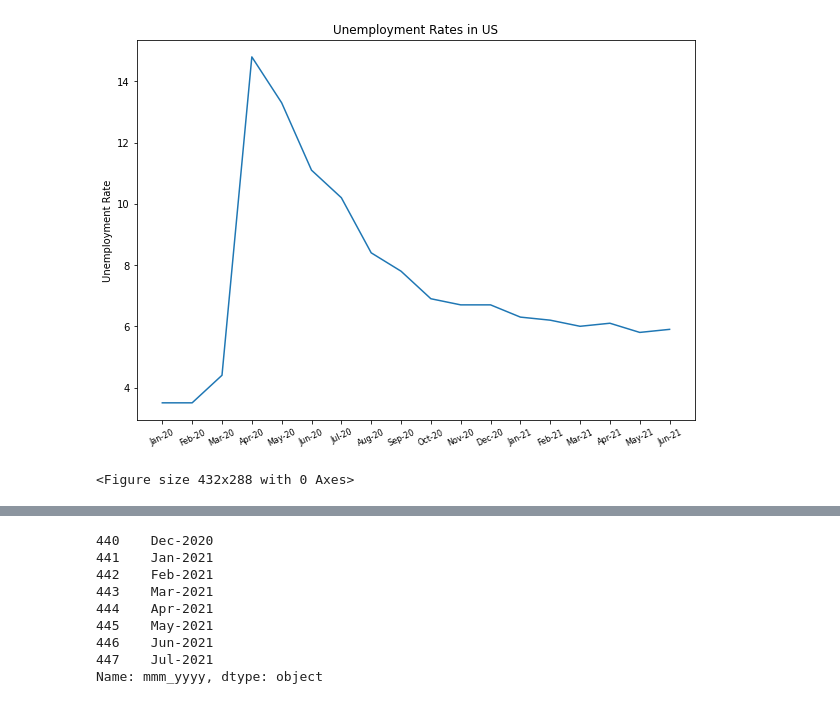
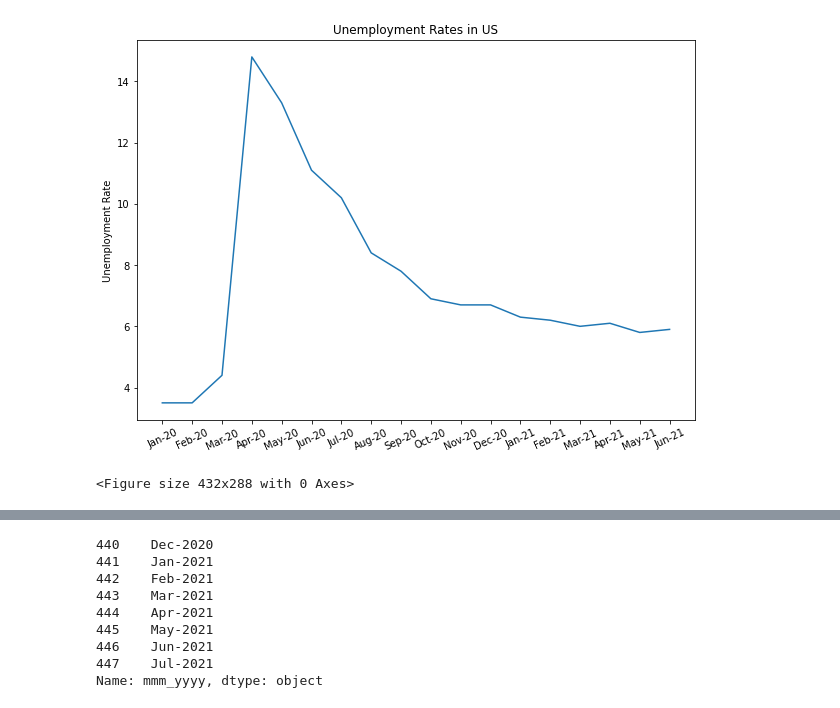
Before and after one commit to meetk5/Team-Project1, a Jupyter notebook: Covid-19 Vaccination administrated and its impact on US Unemployment-checkpoint.ipynb, the cells around one changed output, grey strips where cells are left out. Saved outputs shown, nothing was run; the diff lists cells and outputs as text; code cells hidden in the pictures.

```diff
--- a/Covid-19 Vaccination administrated and its impact on US Unemployment-checkpoint.ipynb
+++ b/Covid-19 Vaccination administrated and its impact on US Unemployment-checkpoint.ipynb
@@ -89,15 +46,15 @@ y_axis2 = unempl_us["Unemployment Rate US"]
 # %%
 plt.subplots(figsize=(10,7))
 plt.plot(x_axis2,y_axis2)
-plt.title("Unemployment Rates in US")
-plt.ylabel("Unemployment Rate")
-plt.xticks(fontsize=8, rotation='25')
+plt.title("Unemployment Rates in US", fontsize=12)
+plt.ylabel("Unemployment Rate", fontsize=10)
+plt.xticks(fontsize=10, rotation='25')
 
 #plt.legend()
 plt.show()
 plt.tight_layout()
 # %% [output]
-[figure, old version]
+[figure, new version]
 <Figure size 432x288 with 0 Axes>
 # %%
 vacc_admin_us.head()
```
Also changed, not shown: parts of 12 cells of this notebook.
